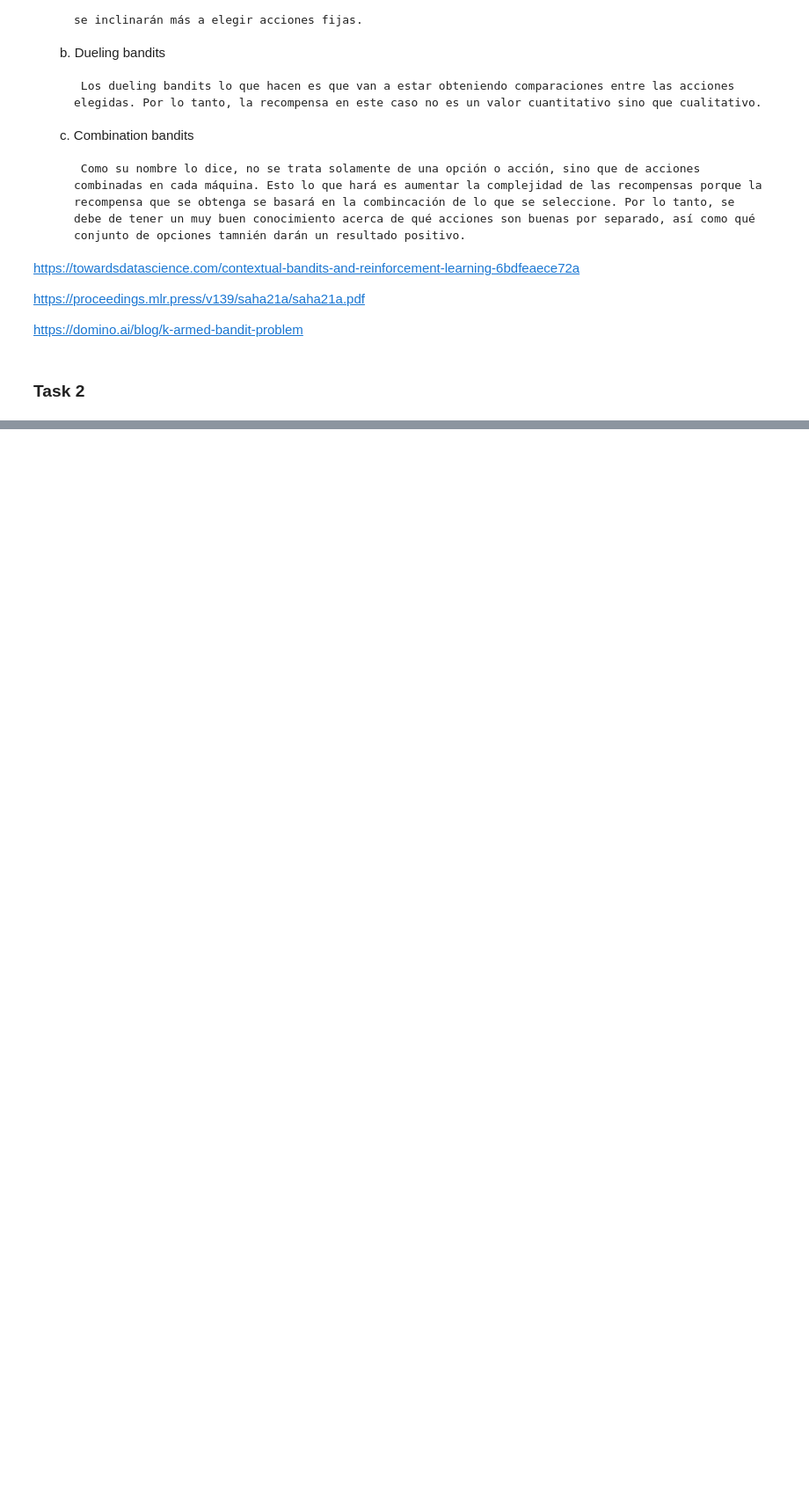
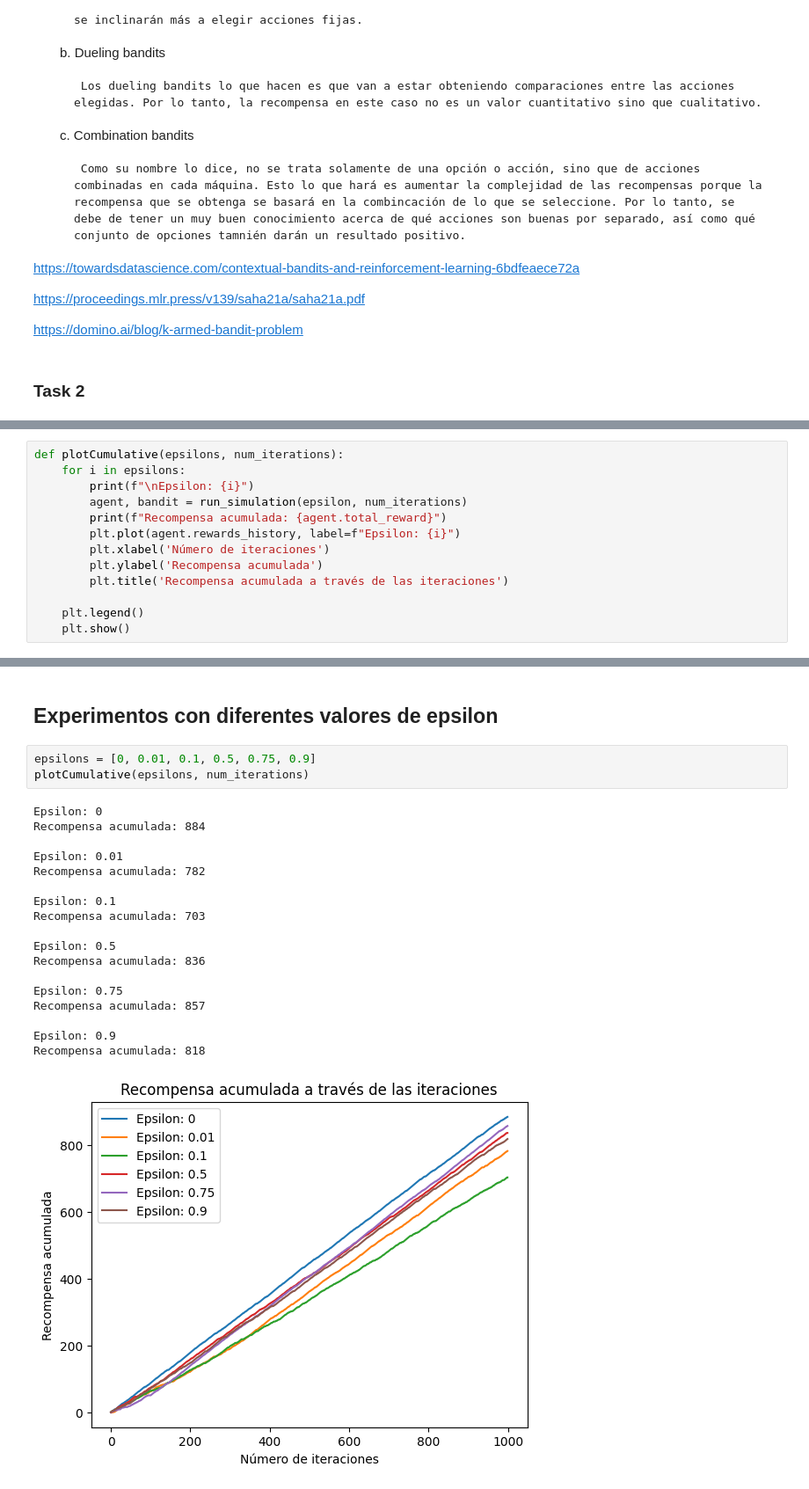
Before and after one commit to cayomol01/Laboratorio1RL, a Jupyter notebook: Lab1.ipynb, the cells around one changed output, grey strips where cells are left out. Shown at 88% size. Drawn from its saved outputs; the diff is of its cells as text; blank space fills up the shorter version.

```diff
--- a/Lab1.ipynb
+++ b/Lab1.ipynb
@@ -134,0 +119,13 @@ Recompensa acumulada: 645
+# %%
+def plotCumulative(epsilons, num_iterations):
+    for i in epsilons:
+        print(f"\nEpsilon: {i}")
+        agent, bandit = run_simulation(epsilon, num_iterations)
+        print(f"Recompensa acumulada: {agent.total_reward}")
+        plt.plot(agent.rewards_history, label=f"Epsilon: {i}")
+        plt.xlabel('Número de iteraciones')
+        plt.ylabel('Recompensa acumulada')
+        plt.title('Recompensa acumulada a través de las iteraciones')
+
+    plt.legend()
+    plt.show()
@@ -134,0 +147,24 @@ Recompensa acumulada: 645
+# %% [markdown]
+## Experimentos con diferentes valores de epsilon
+# %%
+epsilons = [0, 0.01, 0.1, 0.5, 0.75, 0.9]
+plotCumulative(epsilons, num_iterations)
+# %% [output]
+Epsilon: 0
+Recompensa acumulada: 884
+
+Epsilon: 0.01
+Recompensa acumulada: 782
+
+Epsilon: 0.1
+Recompensa acumulada: 703
+
+Epsilon: 0.5
+Recompensa acumulada: 836
+
+Epsilon: 0.75
+Recompensa acumulada: 857
+
+Epsilon: 0.9
+Recompensa acumulada: 818
+[figure, added]
```
Also changed, not shown: parts of 8 cells of this notebook.
